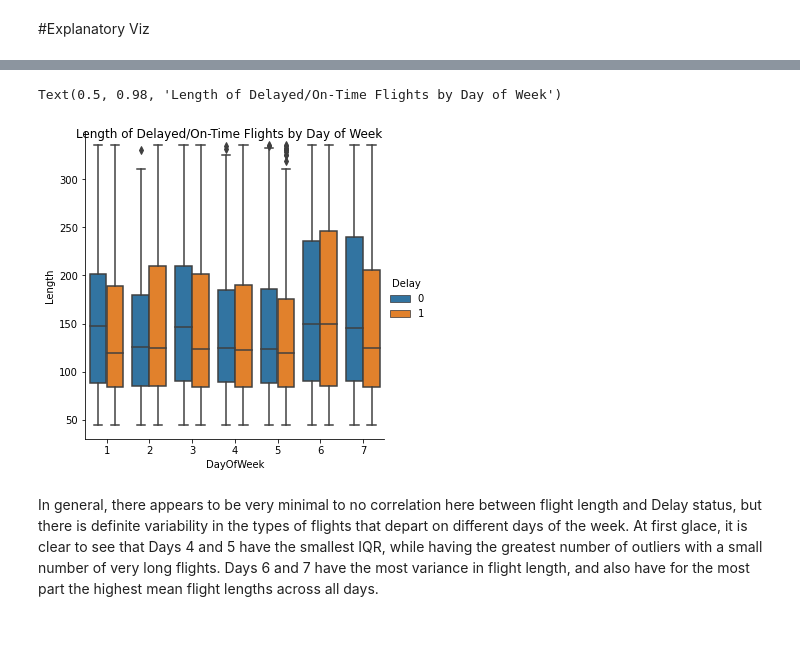
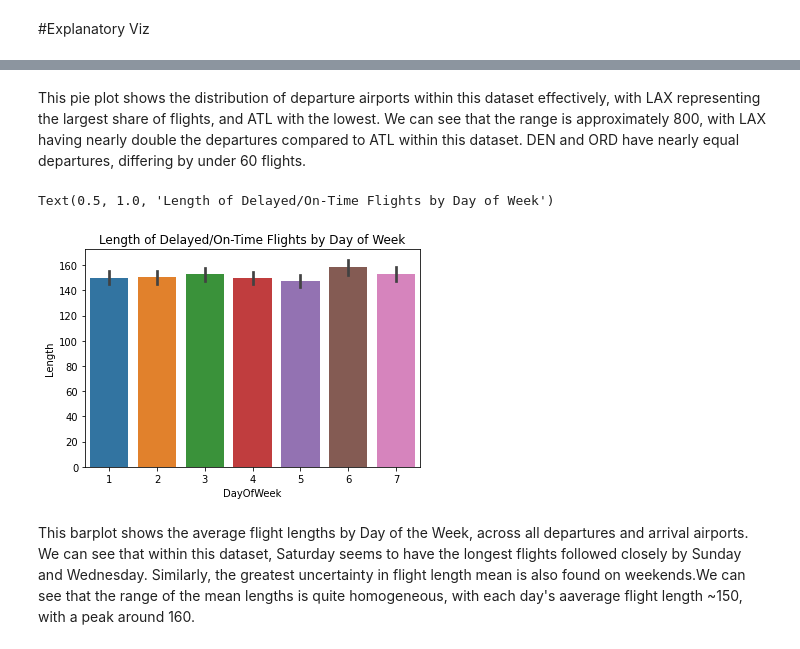
Before and after one commit to SaurabhVaze/airline-delays, a Jupyter notebook: Project_2_Part_3_Explanatory_Viz_.ipynb, the cells around one changed output, grey strips where cells are left out. Cells and saved outputs as stored; diff of their text form; code cells hidden in the pictures.

```diff
--- a/Project_2_Part_3_Explanatory_Viz_.ipynb
+++ b/Project_2_Part_3_Explanatory_Viz_.ipynb
@@ -235,8 +241,10 @@ We can also see that LAX has the greatest count of departing flights in this dat
+# %% [markdown]
+This pie plot shows the distribution of departure airports within this dataset effectively, with LAX representing the largest share of flights, and ATL with the lowest. We can see that the range is approximately 800, with LAX having nearly double the departures compared to ATL within this dataset. DEN and ORD have nearly equal departures, differing by under 60 flights.
 # %%
-c=sns.catplot(x="DayOfWeek", y="Length", hue="Delay", kind="box", data=airlines)
-c.fig.suptitle('Length of Delayed/On-Time Flights by Day of Week')
+c=sns.barplot(x="DayOfWeek", y="Length", data=airlines) #barplot
+plt.title('Length of Delayed/On-Time Flights by Day of Week')
 # %% [output]
-Text(0.5, 0.98, 'Length of Delayed/On-Time Flights by Day of Week')
+Text(0.5, 1.0, 'Length of Delayed/On-Time Flights by Day of Week')
-[figure, old version]
+[figure, new version]
-# %% [markdown]
-In general, there appears to be very minimal to no correlation here between flight length and Delay status, but there is definite variability in the types of flights that depart on different days of the week. At first glace, it is clear to see that Days 4 and 5 have the smallest IQR, while having the greatest number of outliers with a small number of very long flights. Days 6 and 7 have the most variance in flight length, and also have for the most part the highest mean flight lengths across all days.
+# %% [markdown]
+This barplot shows the average flight lengths by Day of the Week, across all departures and arrival airports. We can see that within this dataset,  Saturday seems to have the longest flights followed closely by Sunday and Wednesday. Similarly, the greatest uncertainty in flight length mean is also found on weekends.We can see that the range of the mean lengths is quite homogeneous, with each day's aaverage flight length ~150, with a peak around 160.
```
Also changed, not shown: parts of 4 cells of this notebook.
